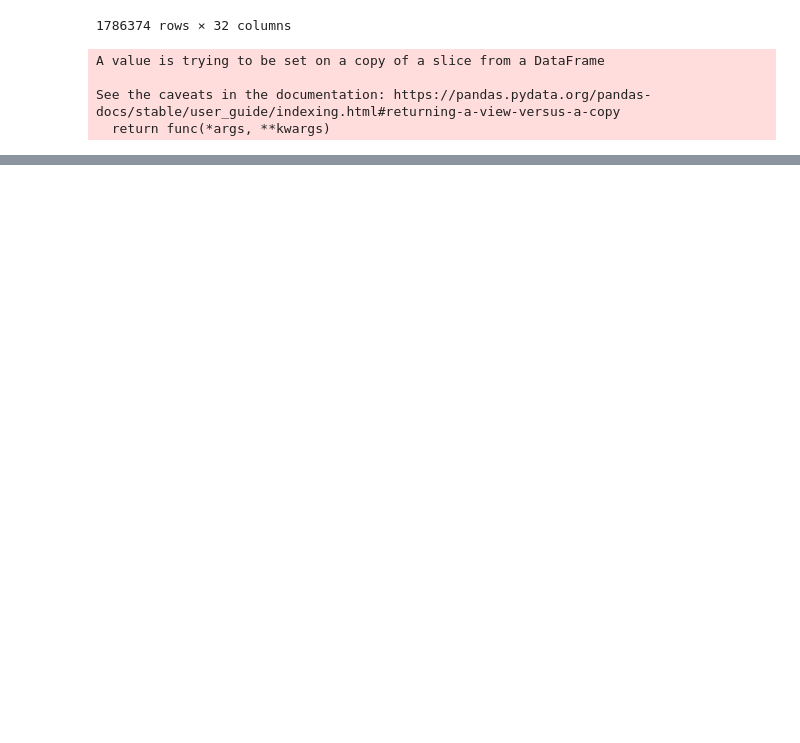
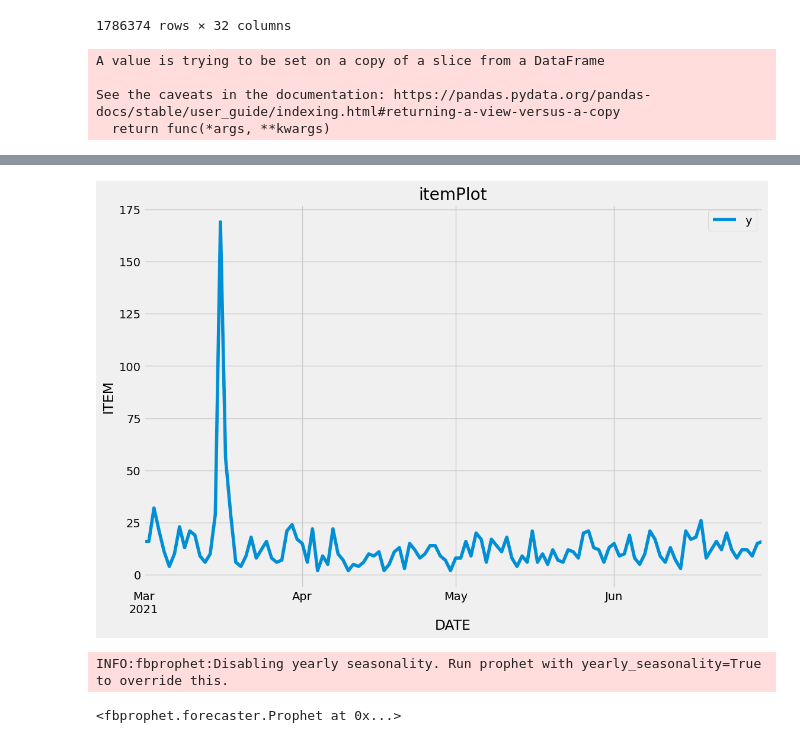
Before and after one commit to bapadapa/IITP_Project, a Jupyter notebook: Competition/cj_/code/preprocess.ipynb, the cells around one changed output, grey strips where cells are left out. Saved outputs shown, nothing was run; the diff lists cells and outputs as text; code cells hidden in the pictures; blank space fills up the shorter version.

```diff
--- a/Competition/cj_/code/preprocess.ipynb
+++ b/Competition/cj_/code/preprocess.ipynb
@@ -46,0 +63,6 @@ item_df.groupby(['ITEM_CD','BKG_DATE']).sum().to_excel('aa.xlsx')
+# %%
+# int to Datetime
+forProphet_df = result.copy()
+# forProphet_df.BKG_DATE = pd.to_datetime(forProphet_df.BKG_DATE.astype(str)).dt.tz_localize('UTC')
+forProphet_df.BKG_DATE = pd.to_datetime(forProphet_df.BKG_DATE.astype(str))
+forProphet_df.sort_values(by = ['ITEM_CD','BKG_DATE'],inplace=True)
@@ -46,0 +85,26 @@ item_df.groupby(['ITEM_CD','BKG_DATE']).sum().to_excel('aa.xlsx')
+# %%
+from fbprophet import Prophet
+
+import matplotlib.pyplot as plt
+plt.style.use('fivethirtyeight')
+# %%
+test_df=  forProphet_df[forProphet_df['ITEM_CD'] == '4824061918_14']
+# test_df.set_index('BKG_DATE',inplace=True)
+test_df = test_df[test_df.columns[1:]]
+test_df['DATE'] = test_df['BKG_DATE']
+test_df.set_index('DATE',inplace=True)
+test_df.columns = ['ds','y']
+# %%
+
+ax = test_df[['y']].plot(title = 'itemPlot',figsize = (12,8))
+ax.set_ylabel('ITEM')
+ax.set_xlabel('DATE')
+plt.show()
+# %% [output]
+[figure, added]
+# %%
+df_prophet = Prophet(changepoint_prior_scale= 0.15, daily_seasonality=True)
+df_prophet.fit(test_df)
+# %% [output]
+INFO:fbprophet:Disabling yearly seasonality. Run prophet with yearly_seasonality=True to override this.
+<fbprophet.forecaster.Prophet at 0x...>
```
Also changed, not shown: parts of 10 cells of this notebook, 3 other files.
